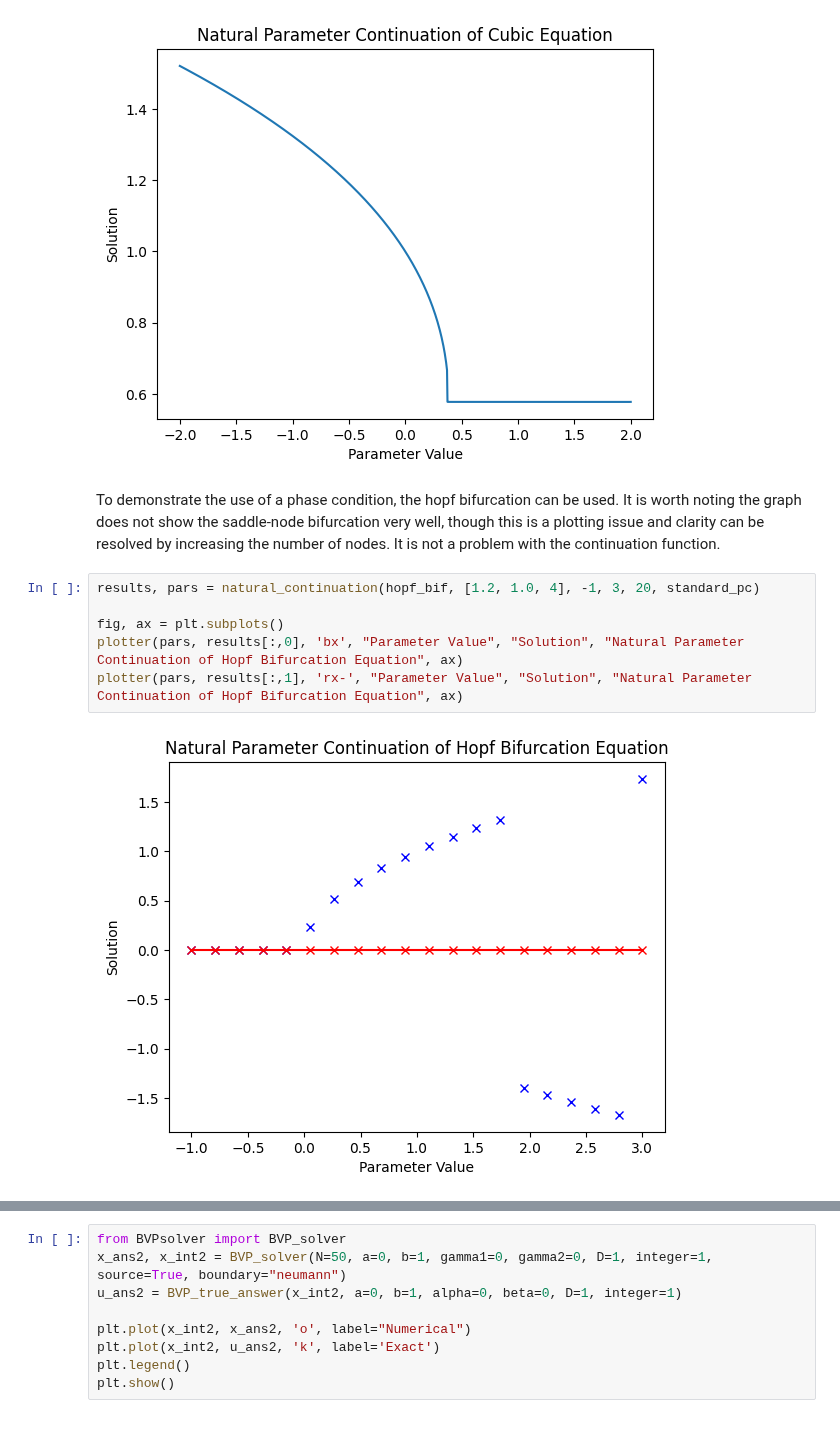
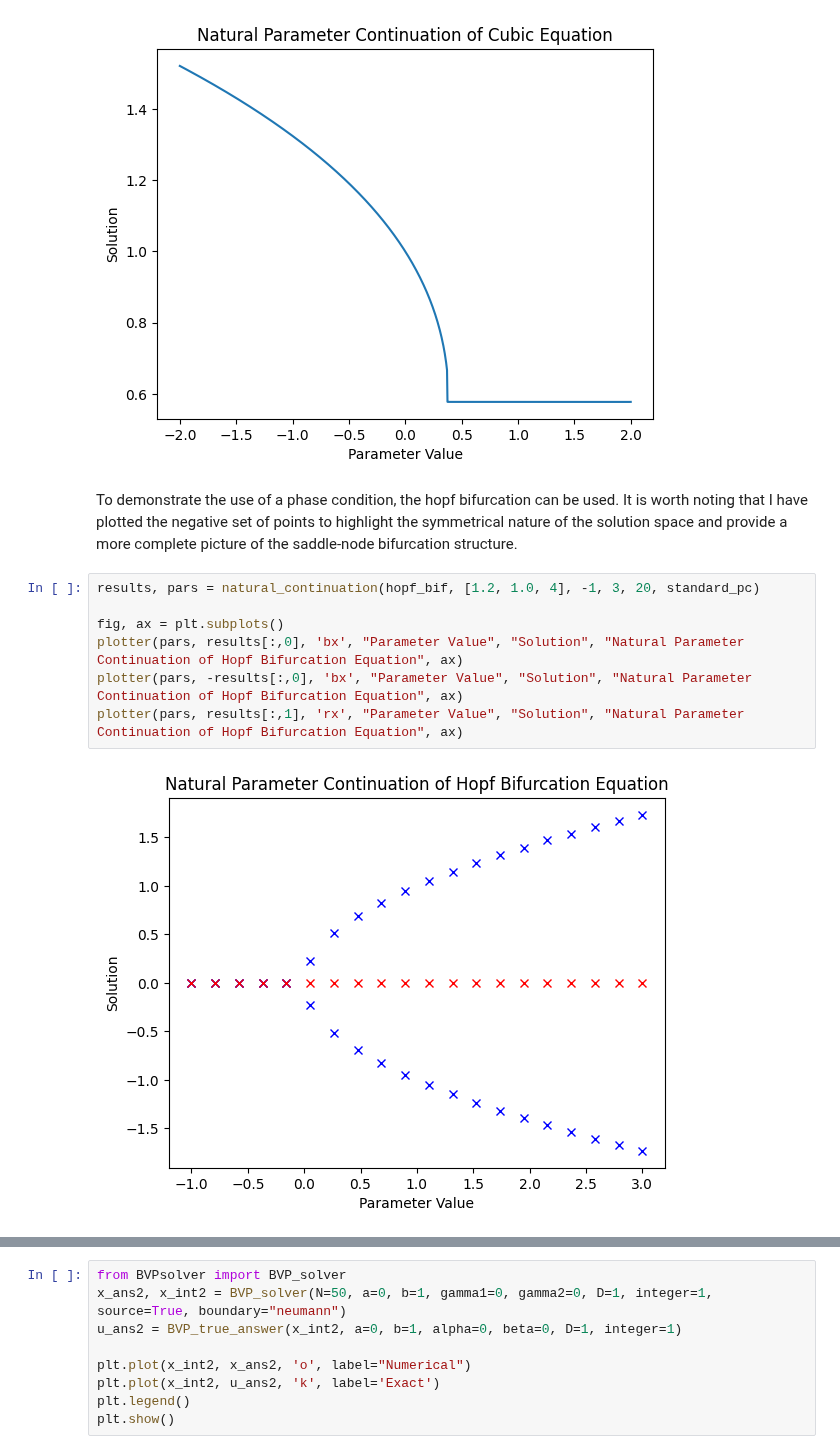
Before and after one commit to JS195/EMAT30008, a Jupyter notebook: Project_report.ipynb, the cells around one changed output, grey strips where cells are left out. Cells and saved outputs as stored; diff of their text form.

```diff
--- a/Project_report.ipynb
+++ b/Project_report.ipynb
@@ -130,16 +142,17 @@ fig, ax = plt.subplots()
 plotter(-pars, -cubic_results, '-', 'Parameter Value', 'Solution', 'Natural Parameter Continuation of Cubic Equation', ax)
 # %% [output]
 [figure]
-# %% [markdown]
-To demonstrate the use of a phase condition, the hopf bifurcation can be used. It is worth noting the graph does not show the saddle-node bifurcation very well, though this is a plotting issue and clarity can be resolved by increasing the number of nodes. It is not a problem with the continuation function.
+# %% [markdown]
+To demonstrate the use of a phase condition, the hopf bifurcation can be used. It is worth noting that I have plotted the negative set of points to highlight the symmetrical nature of the solution space and provide a more complete picture of the saddle-node bifurcation structure.
 # %%
 results, pars = natural_continuation(hopf_bif, [1.2, 1.0, 4], -1, 3, 20, standard_pc)
 
 fig, ax = plt.subplots()
 plotter(pars, results[:,0], 'bx', "Parameter Value", "Solution", "Natural Parameter Continuation of Hopf Bifurcation Equation", ax)
-plotter(pars, results[:,1], 'rx-', "Parameter Value", "Solution", "Natural Parameter Continuation of Hopf Bifurcation Equation", ax)
+plotter(pars, -results[:,0], 'bx', "Parameter Value", "Solution", "Natural Parameter Continuation of Hopf Bifurcation Equation", ax)
+plotter(pars, results[:,1], 'rx', "Parameter Value", "Solution", "Natural Parameter Continuation of Hopf Bifurcation Equation", ax)
 # %% [output]
-[figure, old version]
+[figure, new version]
 # %% [markdown]
 Boundary Value Problem Solver
 ----------------------------
```
Also changed, not shown: parts of 14 cells of this notebook.
